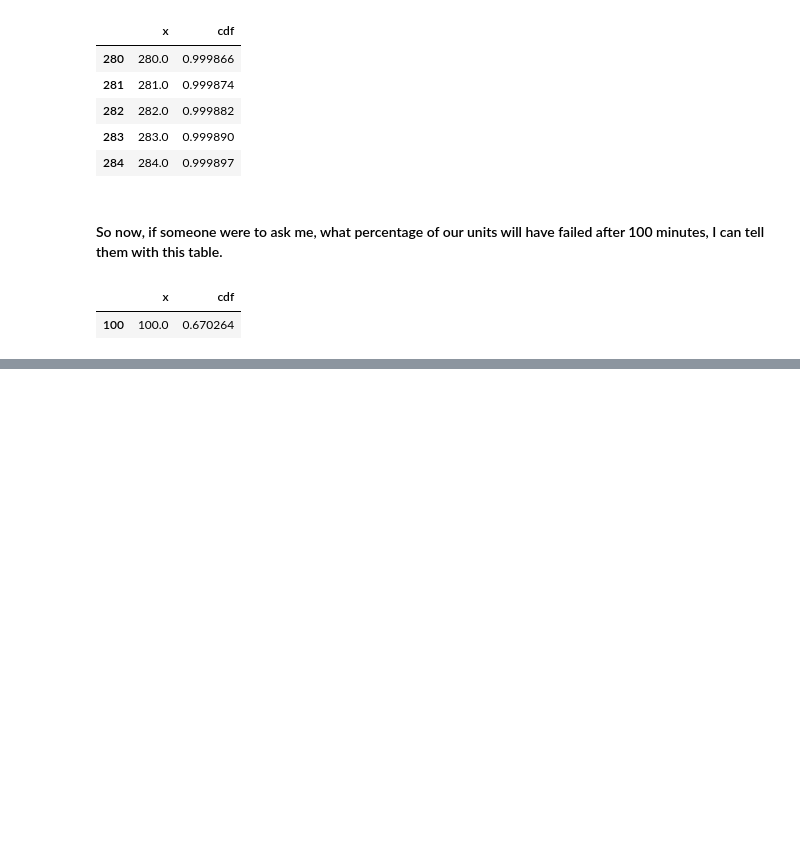
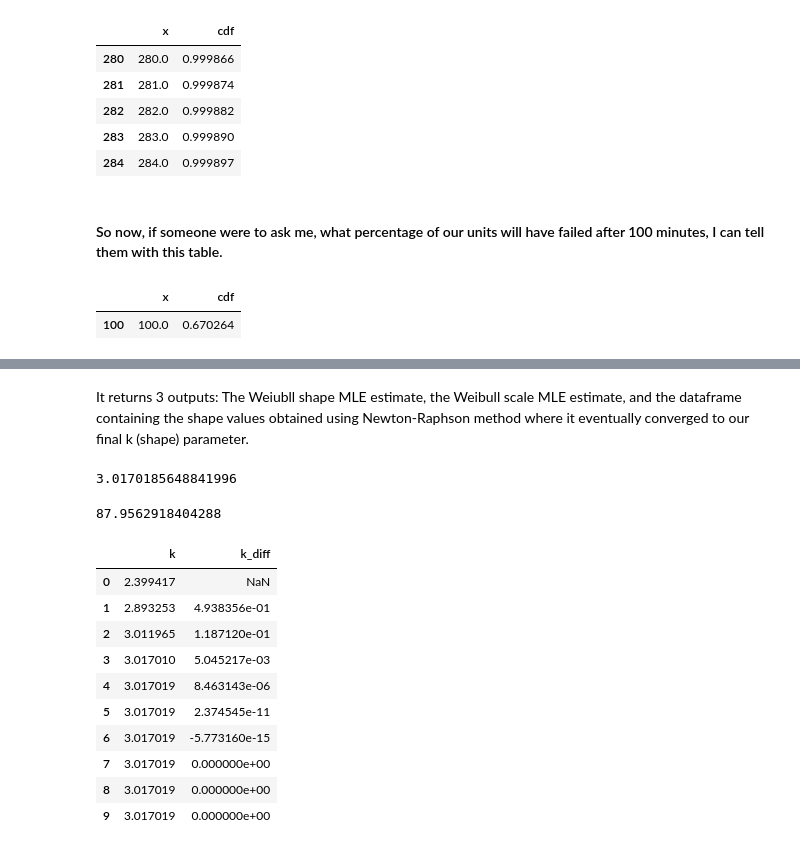
Before and after one commit to pybokeh/forecasting, a Jupyter notebook: notebooks/Using_weibullutils.ipynb, the cells around one changed output, grey strips where cells are left out. Drawn from its saved outputs; the diff is of its cells as text; code cells hidden in the pictures; blank space fills up the shorter version.

```diff
--- a/notebooks/Using_weibullutils.ipynb
+++ b/notebooks/Using_weibullutils.ipynb
@@ -174,0 +213,2 @@ weibull_cdf_predictions.query("x==100")
+# %% [markdown]
+It returns 3 outputs:  The Weiubll shape MLE estimate, the Weibull scale MLE estimate, and the dataframe containing the shape values obtained using Newton-Raphson method where it eventually converged to our final k (shape) parameter.
@@ -174,0 +217,22 @@ weibull_cdf_predictions.query("x==100")
+# %%
+shape_mle
+# %% [output]
+3.0170185648841996
+# %%
+scale_mle
+# %% [output]
+87.9562918404288
+# %%
+df_mle
+# %% [output]
+|  | k | k_diff |
+| 0 | 2.399417 | NaN |
+| 1 | 2.893253 | 4.938356e-01 |
+| 2 | 3.011965 | 1.187120e-01 |
+| 3 | 3.017010 | 5.045217e-03 |
+| 4 | 3.017019 | 8.463143e-06 |
+| 5 | 3.017019 | 2.374545e-11 |
+| 6 | 3.017019 | -5.773160e-15 |
+| 7 | 3.017019 | 0.000000e+00 |
+| 8 | 3.017019 | 0.000000e+00 |
+| 9 | 3.017019 | 0.000000e+00 |
```
Also changed, not shown: parts of 15 cells of this notebook, 4 other files.
